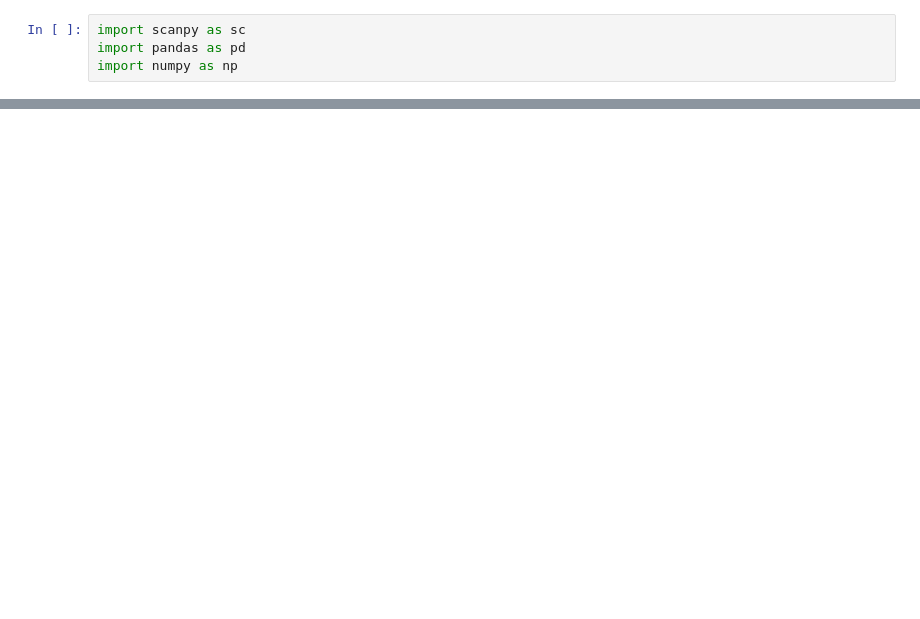
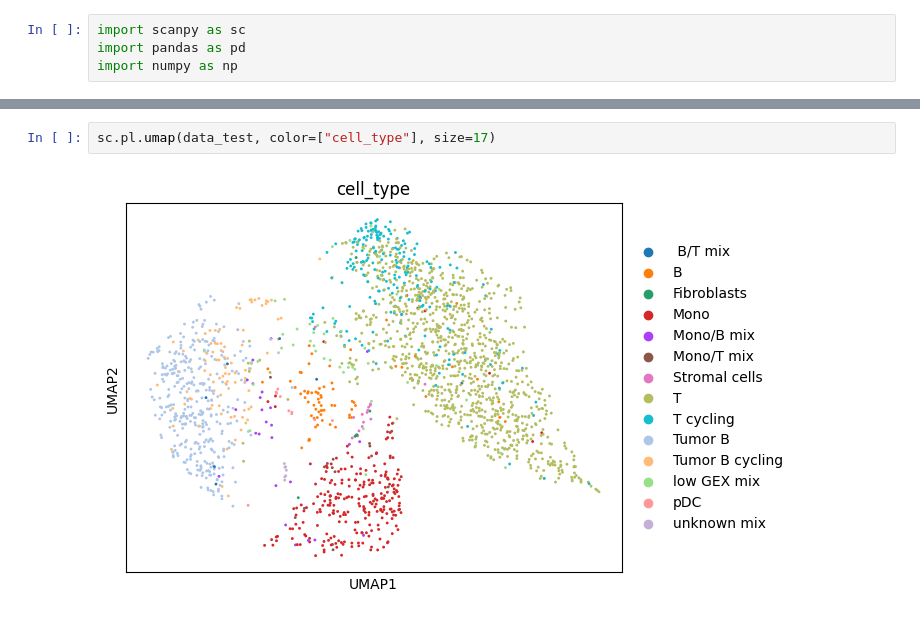
Before and after one commit to preet2706/babel, a Jupyter notebook: test_babel.ipynb, the cells around one changed output, grey strips where cells are left out. Saved outputs shown, nothing was run; the diff lists cells and outputs as text; blank space fills up the shorter version.

```diff
--- a/test_babel.ipynb
+++ b/test_babel.ipynb
@@ -47,0 +50,4 @@ a is None
+# %%
+sc.pl.umap(data_test, color=["cell_type"], size=17)
+# %% [output]
+[figure, added]
```
Also changed, not shown: parts of 7 cells of this notebook, 3 other files.
